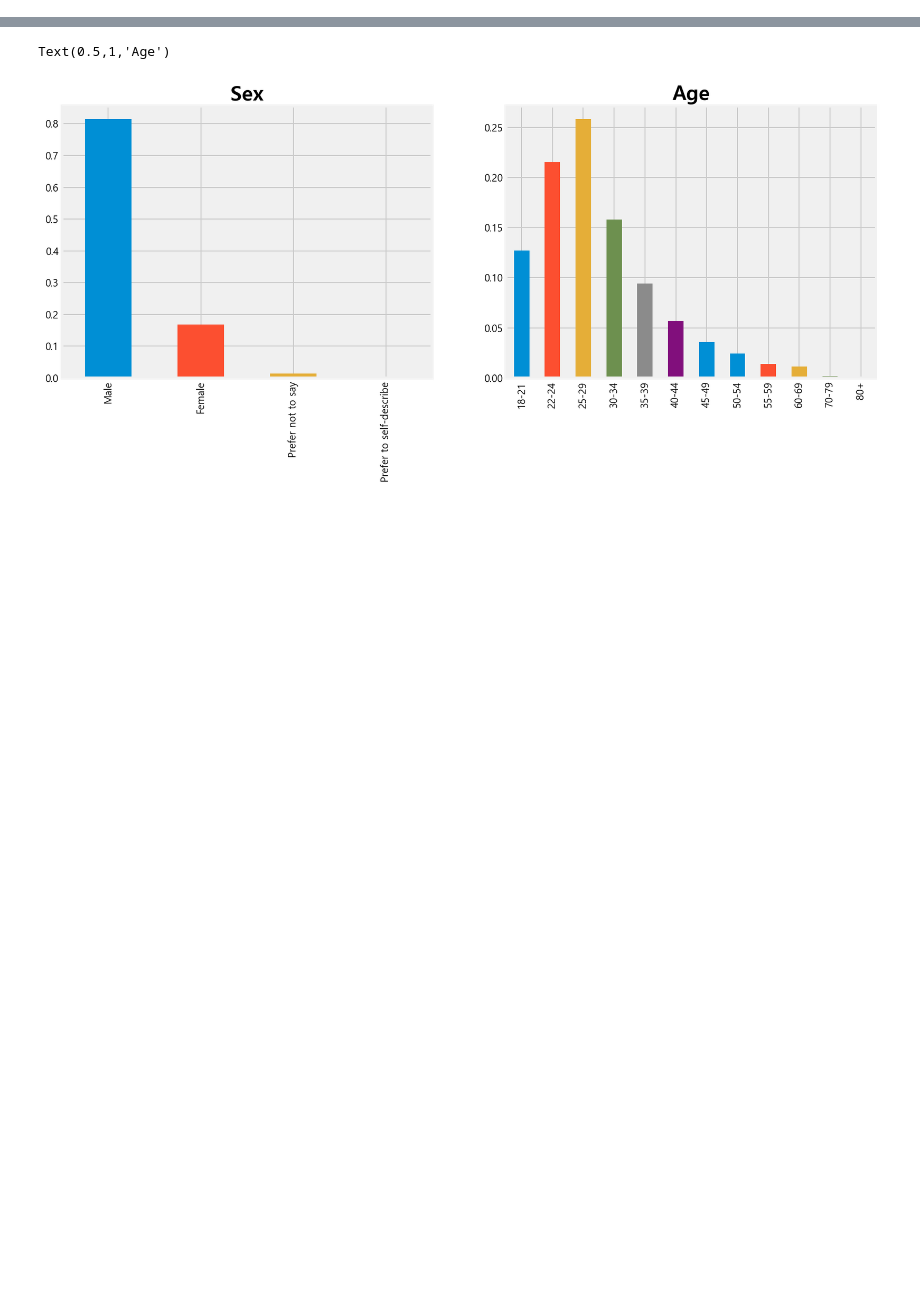
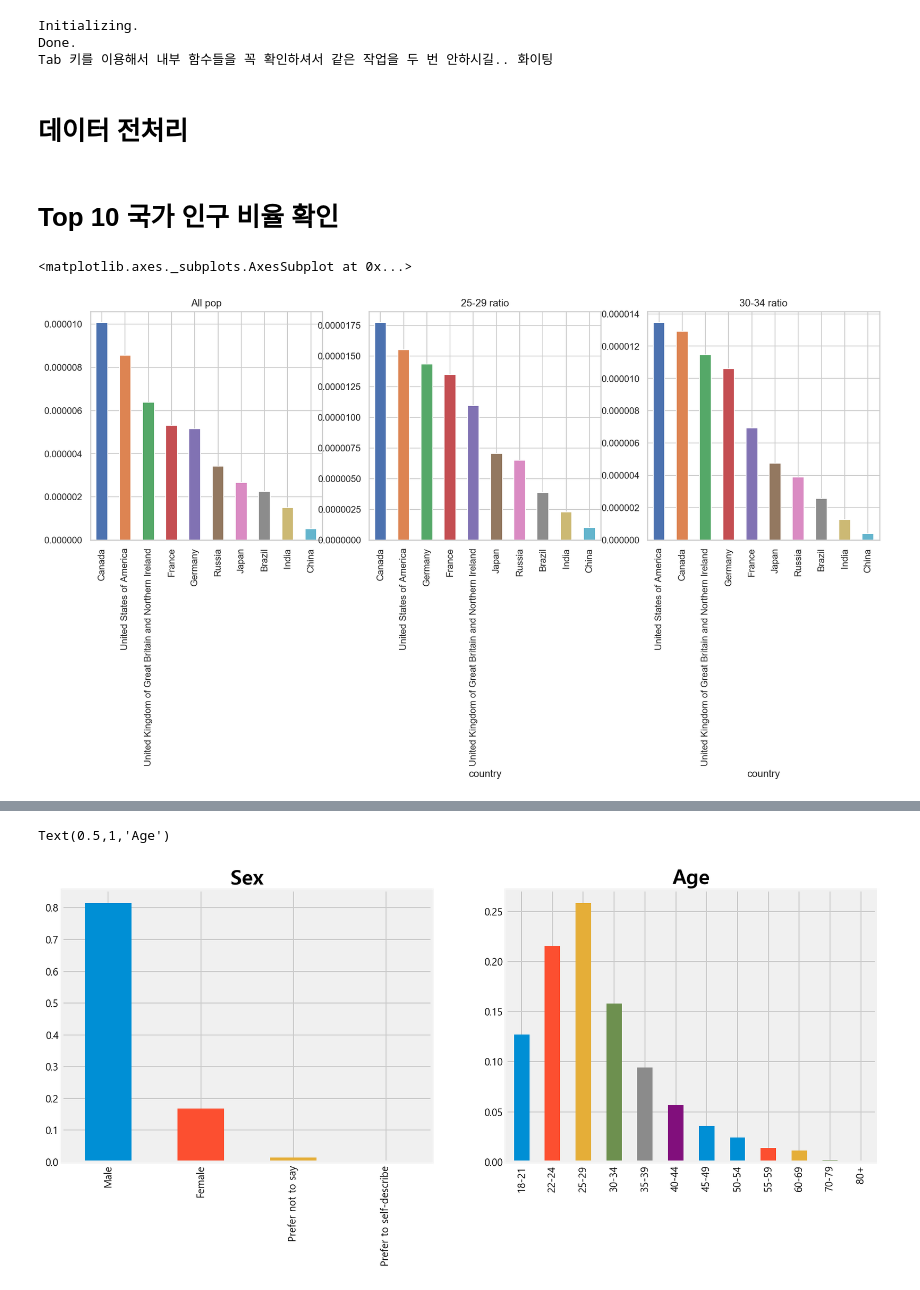
Before and after one commit to DanialDaeHyunNam/2018-Kaggle-ML-And-DS-Survey-Challenge, a Jupyter notebook: kimdaewon/2018Ksurvey.ipynb, the cells around one changed output, grey strips where cells are left out. Cells and saved outputs as stored; diff of their text form; code cells hidden in the pictures; blank space fills up the shorter version.

```diff
--- a/kimdaewon/2018Ksurvey.ipynb
+++ b/kimdaewon/2018Ksurvey.ipynb
@@ -6,6 +6,7 @@ import seaborn as sns
 from matplotlib import rc
 import gc
 import warnings
+from matplotlib import style
 warnings.filterwarnings('ignore')
 
 plt.style.use('fivethirtyeight')
@@ -20,3 +21,16 @@ num_list = []
 for a in range(2):
     for b in range(2) :
         num_list.append((a,b))
+
+def per_df(data, col1) :
+    per_results = data[col1].value_counts() / data[col1].value_counts().sum()
+    return per_results
+
+import kaggleSurvey as pf
+ks = pf.KaggleSurvey()
+# %% [output]
+Initializing.
+Done.
+Tab 키를 이용해서 내부 함수들을 꼭 확인하셔서 같은 작업을 두 번 안하시길.. 화이팅
+# %% [markdown]
+# 데이터 전처리
@@ -22,0 +85,25 @@ for a in range(2):
+# %% [markdown]
+# Top 10 국가 인구 비율 확인
+# %%
+top10_pop = [325719178, 1339180127,1386395000, 144495044, 209288278,82695000,66022273,36708083,67118648, 126785797]
+top10 = ['United States of America', 'India', 'China', 'Russia', 'Brazil', 'Germany', 'United Kingdom of Great Britain and Northern Ireland',
+ 'Canada', 'France', 'Japan']
+top10_personal = personal_data.loc[personal_data['country'].isin(top10),:]
+
+pop2534 = pd.read_excel('pop25293034.xlsx')
+pop2534.index = top10
+
+USA = personal_data[personal_data['country']=='United States of America ']
+China = personal_data[personal_data['country']=='China']
+India = personal_data[personal_data['country']=='India']
+# %%
+f,ax = plt.subplots(1,3,figsize=(15,5))
+(personal_data['country'].value_counts().loc[top10] / top10_pop).sort_values(ascending=False).plot.bar(ax=ax[0], title='All pop')
+#ax[0].set_yticklabels(fontsize=10)
+(top10_personal.groupby(['country', 'age']).size().unstack('age').loc[top10,'25-29'] / pop2534['pop2529']).sort_values(ascending=False).plot.bar(ax=ax[1], title='25-29 ratio')
+#ax[1].set_yticklabels(fontsize=10)
+(top10_personal.groupby(['country', 'age']).size().unstack('age').loc[top10,'30-34'] / pop2534['pop3034']).sort_values(ascending=False).plot.bar(ax=ax[2], title='30-34 ratio')
+#ax[2].set_yticklabels(fontsize=10)
+# %% [output]
+<matplotlib.axes._subplots.AxesSubplot at 0x...>
+[figure, added]
```
Also changed, not shown: parts of 21 cells of this notebook, 9 other files.
